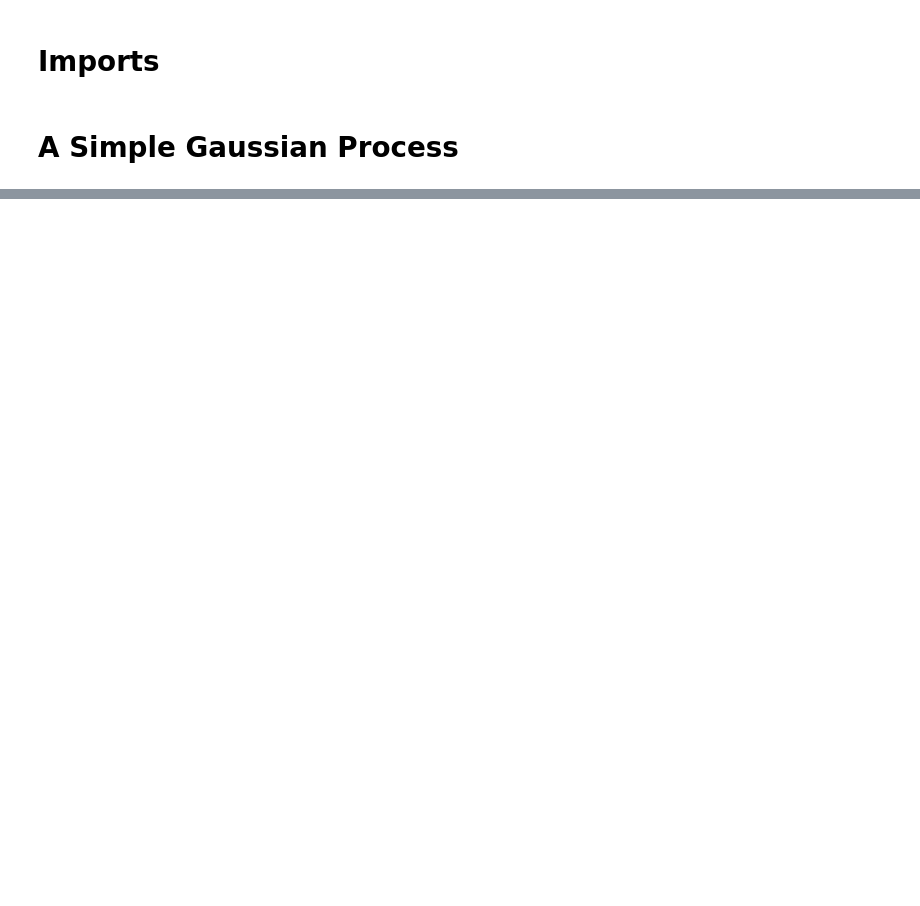
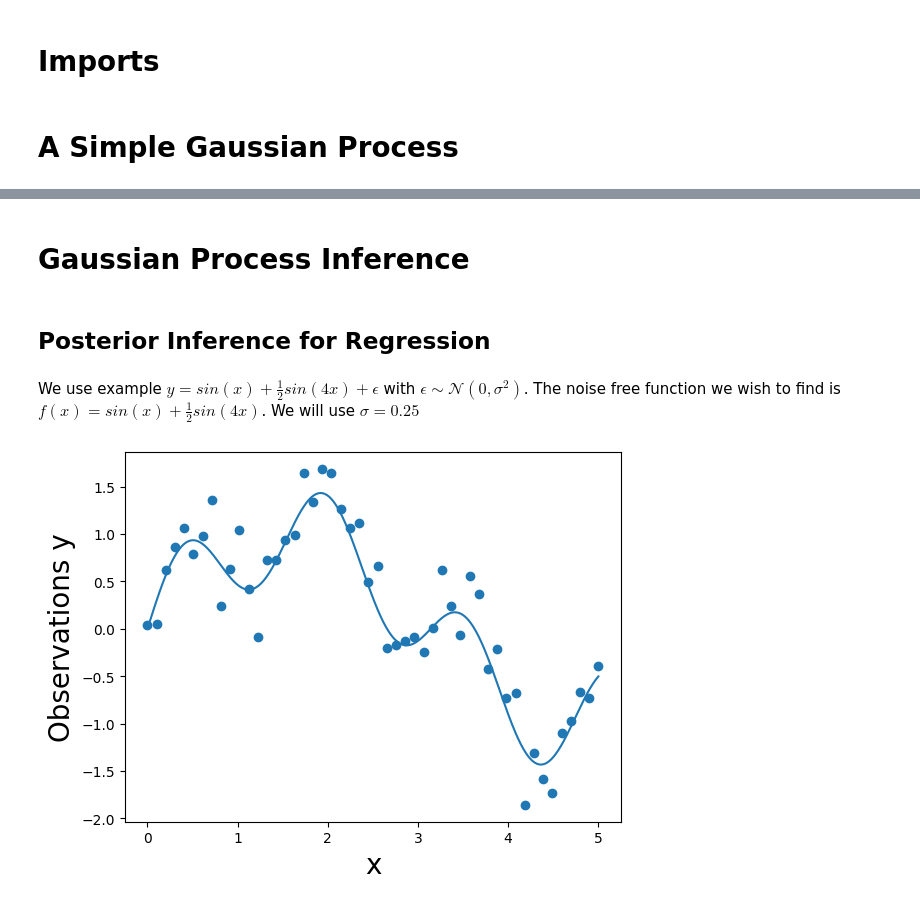
Before and after one commit to ishaanpaul98/Deep-Learning, a Jupyter notebook: Gaussian Processes/gp.ipynb, the cells around one changed output, grey strips where cells are left out. Drawn from its saved outputs; the diff is of its cells as text; code cells hidden in the pictures; blank space fills up the shorter version.

Commit message:
Completed Gaussian Process implementation
Completed the GP notebook with an example using Vanilla PyTorch and GPyTorch

```diff
--- a/Gaussian Processes/gp.ipynb
+++ b/Gaussian Processes/gp.ipynb
@@ -34,0 +54,21 @@ plt.show()
+# %% [markdown]
+# Gaussian Process Inference
+# %% [markdown]
+## Posterior Inference for Regression
+# %% [markdown]
+We use example $y = sin(x) + \frac{1}{2} sin(4x) + \epsilon$ with $\epsilon \sim \mathcal{N}(0, \sigma^2)$. The noise free function we wish to find is $f(x) = sin(x) + \frac{1}{2} sin(4x)$. We will use $\sigma = 0.25$
+# %%
+def data_maker1(x, sig):
+    return np.sin(x) + 0.5 * np.sin(4 * x) + np.random.randn(x.shape[0]) * sig
+
+sig = 0.25
+train_x, test_x = np.linspace(0, 5, 50), np.linspace(0, 5, 500)
+train_y, test_y = data_maker1(train_x, sig=sig), data_maker1(test_x, sig=0.)
+
+plt.scatter(train_x, train_y)
+plt.plot(test_x, test_y)
+plt.xlabel("x", fontsize=20)
+plt.ylabel("Observations y", fontsize=20)
+plt.show()
+# %% [output]
+[figure, added]
```
Also changed, not shown: parts of 16 cells of this notebook.
